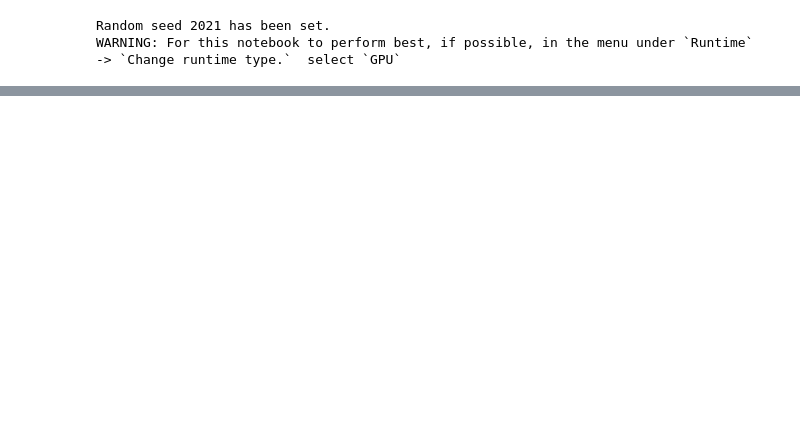
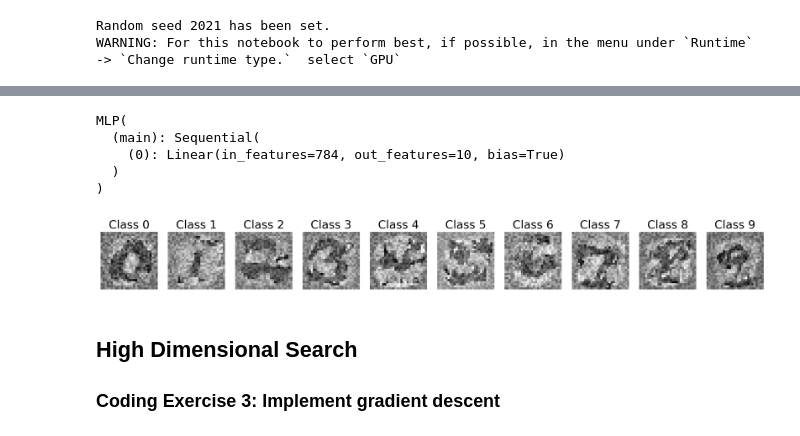
Before and after one commit to bsgreenb/math-tools, a Jupyter notebook: ml/neuromatch/optimization.ipynb, the cells around one changed output, grey strips where cells are left out. Cells and saved outputs as stored; diff of their text form; code cells hidden in the pictures; blank space fills up the shorter version.

```diff
--- a/ml/neuromatch/optimization.ipynb
+++ b/ml/neuromatch/optimization.ipynb
@@ -155,0 +314,53 @@ else:
+# %%
+# Empty hidden_dims means we take a model with zero hidden layers.
+model = MLP(in_dim=784, out_dim=10, hidden_dims=[])
+
+# We print the model structure with 784 inputs and 10 outputs
+print(model)
+# %% [output]
+MLP(
+  (main): Sequential(
+    (0): Linear(in_features=784, out_features=10, bias=True)
+  )
+)
+# %%
+# In order to learn good parameters for this model, we will use the cross entropy loss (negative log-likelihood), which you saw in the last lecture, as a surrogate objective to be minimized.
+# This particular choice of model and optimization objective leads to a convex optimization problem with respect to the parameters 𝑊 and 𝑏
+
+loss_fn = F.nll_loss
+# %%
+# In the last lecture, you saw that inspecting the weights of a model can provide insights on what ‘concepts’ the model has learned. Here we show the weights of a partially trained model. The weights corresponding to each class ‘learn’ to fire when an input of the class is detected.
+
+cell_verbose = False
+partial_trained_model = MLP(in_dim=784, out_dim=10, hidden_dims=[])
+
+if cell_verbose:
+  print('Init loss', loss_fn(partial_trained_model(X), y).item()) # This matches around np.log(10 = # of classes)
+
+# Invoke an optimizer using Adaptive gradient and Momentum (more about this in Section 7)
+optimizer = optim.Adam(partial_trained_model.parameters(), lr=7e-4)
+for _ in range(200):
+  loss = loss_fn(partial_trained_model(X), y)
+  optimizer.zero_grad()
+  loss.backward()
+  optimizer.step()
+
+if cell_verbose:
+  print('End loss', loss_fn(partial_trained_model(X), y).item()) # This should be less than 1e-2
+
+# Show class filters of a trained model
+W = partial_trained_model.main[0].weight.data.numpy()
+
+fig, axs = plt.subplots(1, 10, figsize=(15, 4))
+for class_id in range(10):
+  axs[class_id].imshow(W[class_id, :].reshape(28, 28), cmap='gray_r')
+  axs[class_id].axis('off')
+  axs[class_id].set_title('Class ' + str(class_id) )
+
+plt.show()
+# %% [output]
+[figure, added]
+# %% [markdown]
+## High Dimensional Search
+
+### Coding Exercise 3: Implement gradient descent
```
Also changed, not shown: parts of 18 cells of this notebook, 2 other files.
